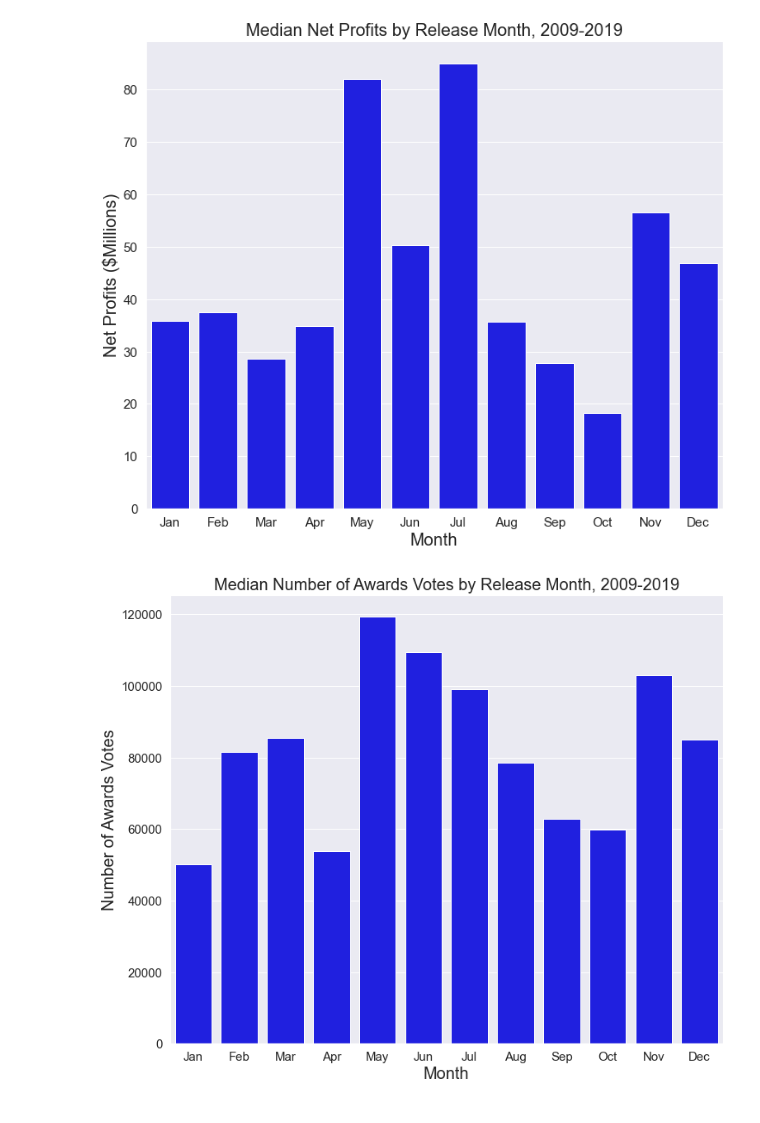
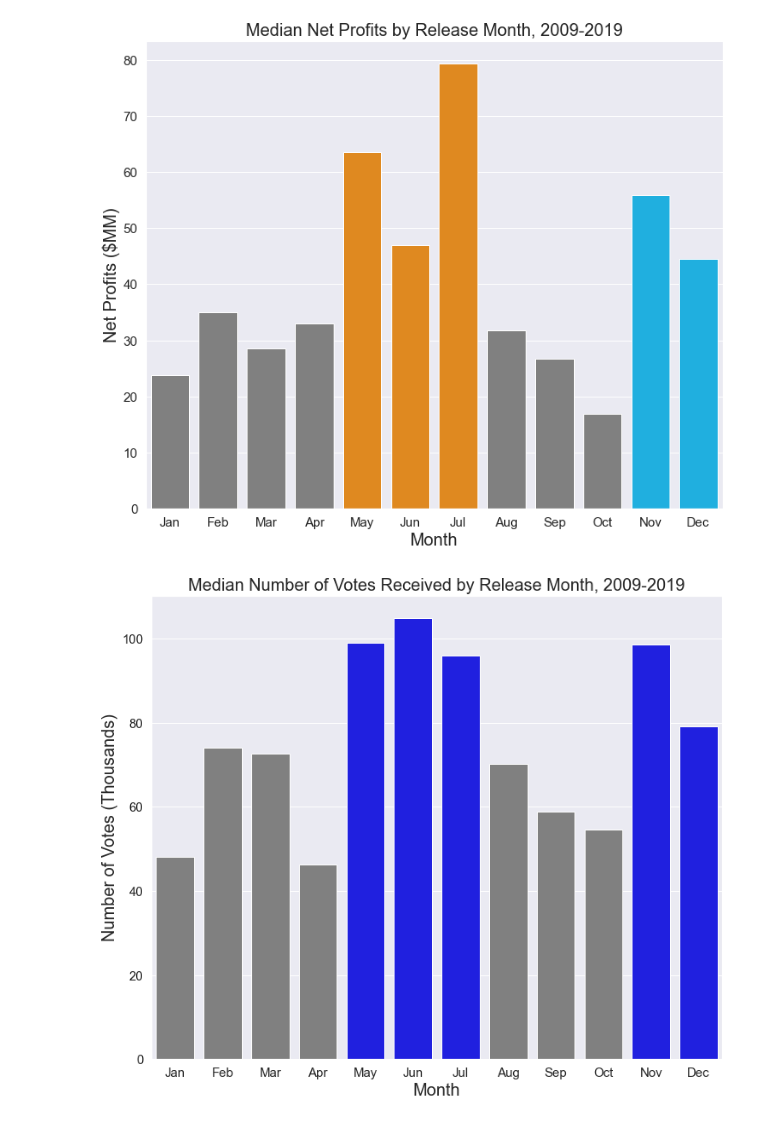
Before and after one commit to pschulk/Microsoft_Studio_Analysis_Phase_1, a Jupyter notebook: dsc-phase1-project-template-pas-2.ipynb, the cells around one changed output. Saved outputs shown, nothing was run; the diff lists cells and outputs as text; code cells hidden in the pictures.

Commit message:
20230126 Paul's Code for Charts for Master Notebook

```diff
--- a/dsc-phase1-project-template-pas-2.ipynb
+++ b/dsc-phase1-project-template-pas-2.ipynb
@@ -692,0 +70,4 @@ final_df.head()
+# %%
+# Cast the revelant columns as integers for data manipulation
+new_masterdf[['production_budget', 'domestic_gross', 'worldwide_gross']] = new_masterdf \
+[['production_budget', 'domestic_gross', 'worldwide_gross']].applymap(lambda x: int(x))
@@ -692,0 +129,28 @@ final_df.head()
+# %%
+# Get the descriptive statistics of the 'worldwide_gross' column
+final_df['worldwide_gross'].describe()
+
+# Filter dataset based on worldwide gross profits
+final_df = final_df[final_df['worldwide_gross'] > 3541565]
+
+# Filter dataset based on movies released within last 10 years of dataset
+final_df = final_df[final_df['release_year'] >= 2009]
+
+# Additional column of the Net Profits
+final_df['net_profits'] = final_df['worldwide_gross'] - final_df['production_budget']
+
+# Additional column of the Profit to Budget Ratio
+final_df['profit_to_budget_ratio'] = final_df['net_profits'] / final_df['production_budget']
+
+# View the genre_0 makeup percentage
+(final_df.groupby('genre_0').count()/len(final_df)).sort_values('movie', ascending=False)
+
+# Drop the movies whose genre makes up less than 1% of the data
+final_df = final_df.loc[final_df['genre_0'] != 'TV Movie']
+final_df = final_df.loc[final_df['genre_0'] != 'Western']
+final_df = final_df.loc[final_df['genre_0'] != 'Music']
+final_df = final_df.loc[final_df['genre_0'] != 'War']
+final_df = final_df.loc[final_df['genre_0'] != 'History']
+final_df = final_df.loc[final_df['genre_0'] != 'Mystery']
+
+final_df
@@ -718,37 +196,43 @@ fig, ax = plt.subplots(figsize = (12 , 10))
 y = month_medians['net_profits'] / 1000000
 ticklabels = ['Jan', 'Feb', 'Mar', 'Apr', 'May', 'Jun', 'Jul', 'Aug', 'Sep', 'Oct', 'Nov', 'Dec']
 
+cols = ['gray','gray','gray','gray','darkorange','darkorange','darkorange','gray','gray','gray','deepskyblue','deepskyblue']
+
 fig = sns.barplot(data = month_medians,
                   x = 'release_month',
                   y = y,
-                  color = 'blue',)
+                  palette=cols)
 
 plt.xlabel('Month', size=20)
 ax.set_xticklabels(ticklabels, size=15)
-plt.ylabel('Net Profits ($Millions)', size=20)
+plt.ylabel('Net Profits ($MM)', size=20)
 plt.yticks(fontsize=15)
 plt.title('Median Net Profits by Release Month, 2009-2019', size=20)
 plt.show(fig);
 # %% [output]
-[figure, old version]
+[figure, new version]
 # %%
 fig, ax = plt.subplots(figsize = (12 , 10))
 
 ticklabels = ['Jan', 'Feb', 'Mar', 'Apr', 'May', 'Jun', 'Jul', 'Aug', 'Sep', 'Oct', 'Nov', 'Dec']
 
+y = month_medians['numvotes'] / 1000
+
+cols = ['gray' if x < 75000 else 'blue' for x in month_medians['numvotes']]
+
 fig = sns.barplot(data = month_medians,
                   x = 'release_month',
-                  y = 'numvotes',
-                  color = 'blue',)
+                  y = y,
+                  palette = cols)
 
 plt.xlabel('Month', size=20)
 ax.set_xticklabels(ticklabels, size=15)
-plt.ylabel('Number of Awards Votes', size=20)
+plt.ylabel('Number of Votes (Thousands)', size=20)
 plt.yticks(fontsize=15)
-plt.title('Median Number of Awards Votes by Release Month, 2009-2019', size=20)
+plt.title('Median Number of Votes Received by Release Month, 2009-2019', size=20)
 plt.show(fig);
 # %% [output]
-[figure, old version]
+[figure, new version]
 # %%
 top_ratio_all = final_df.sort_values(by='profit_to_budget_ratio', ascending=False).head(10)
 # %%
```
Also changed, not shown: parts of 82 cells of this notebook.
